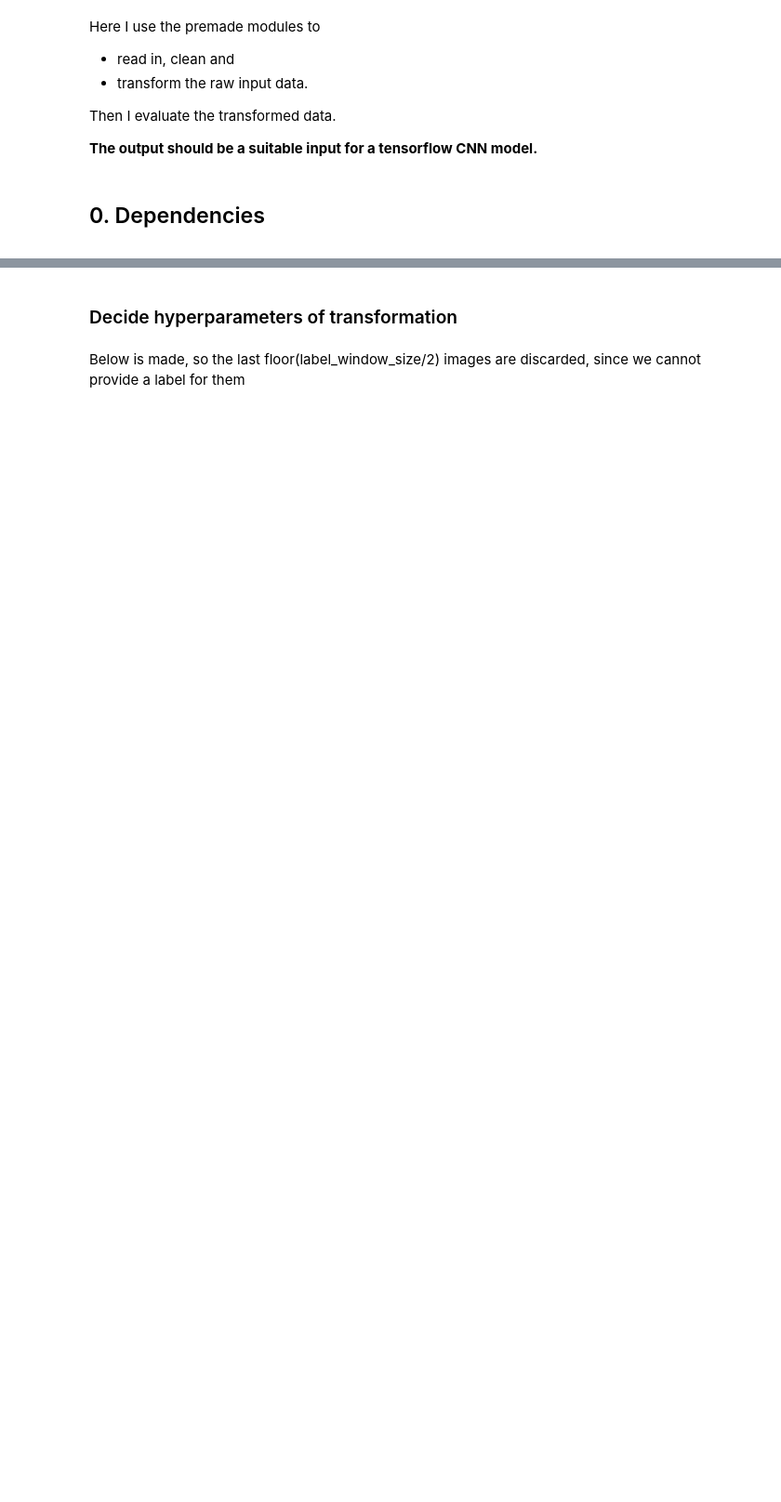
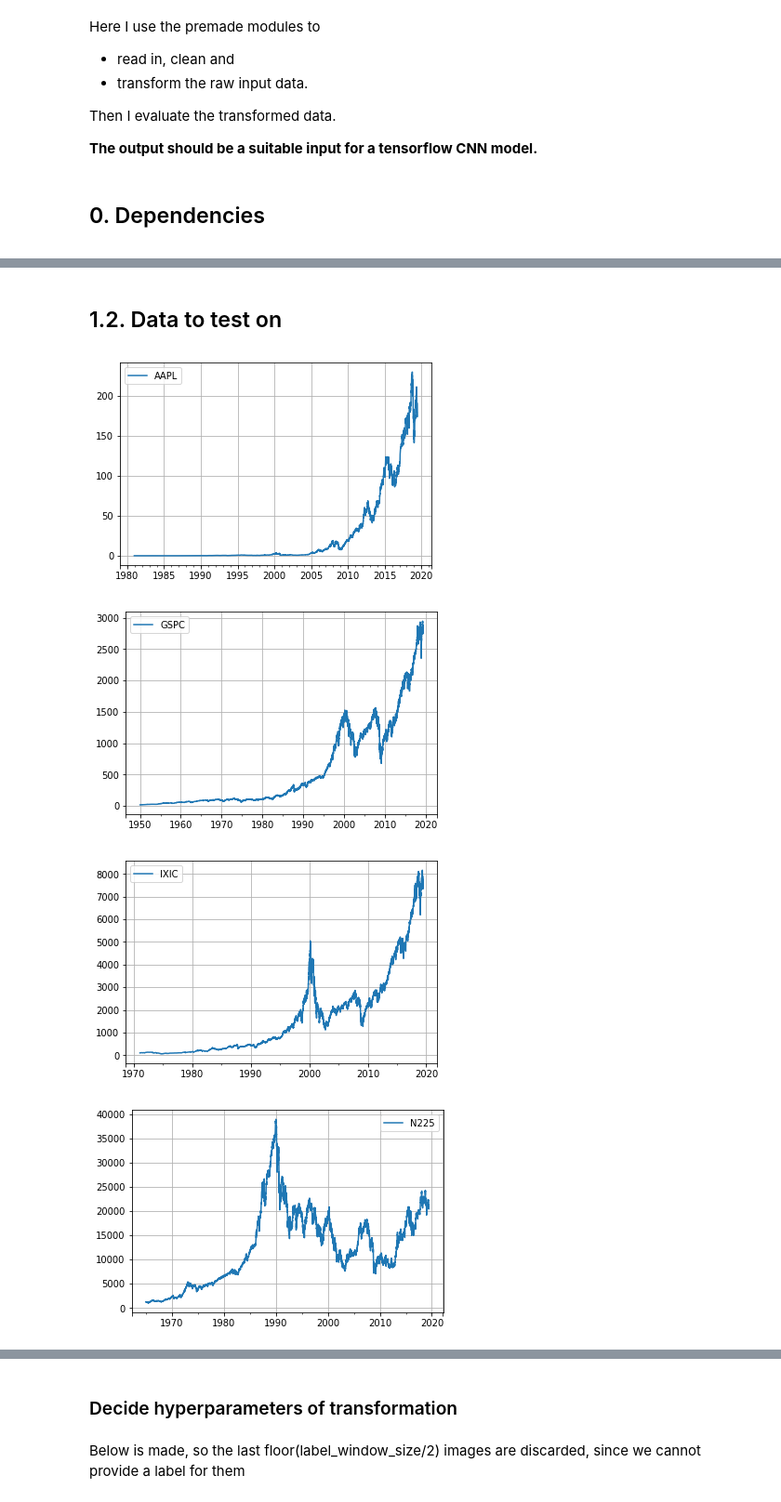
Before and after one commit to lauraperge/blackbox-trading-CNN, a Jupyter notebook: notebooks/data-check-and-prep-alldata.ipynb, the cells around one changed output, grey strips where cells are left out. Shown: that part at 93% size. Cells and saved outputs as stored; diff of their text form; code cells hidden in the pictures; blank space fills up the shorter version.

```diff
--- a/notebooks/data-check-and-prep-alldata.ipynb
+++ b/notebooks/data-check-and-prep-alldata.ipynb
@@ -80,0 +73,40 @@ data.plot(grid = True)
+# %% [markdown]
+## 1.2. Data to test on
+# %%
+assets= 'Testing'
+path = "../data/data_raw/" + assets
+VarName = "Adj Close"
+
+# a seperate dataset for those used for testing to create the test data later
+datas_test = []
+# %%
+f = open('../data/logs/data_prep_log_'+ assets + '.txt', 'w')
+for name in os.listdir(path):
+    df, num_missing = data_cleaning.create_cleaned_set(file_with_path = path + '/' + name,
+                                                     varname = VarName,
+                                                     datename = "Date",
+                                                     weekdays = True,
+                                                     fill_na_method = "ffill"
+                                                    )
+
+    df.rename(columns={VarName: name[:-4]}, inplace = True)
+    datas.append(df)
+    datas_test.append(df)
+
+    # print to log file
+    print(name[:-4], file = f)
+    print(df.head(), file = f)
+    print("Missing values: "+ str(num_missing), file = f)
+    print("Summary", file = f)
+    print(df.describe(), file = f)
+
+    # print(name[:-4])
+    # df.info()
+    df.plot(grid = True)
+
+f.close()
+# %% [output]
+[figure, added]
+[figure, added]
+[figure, added]
+[figure, added]
```
Also changed, not shown: parts of 33 cells of this notebook, 17 other files.
